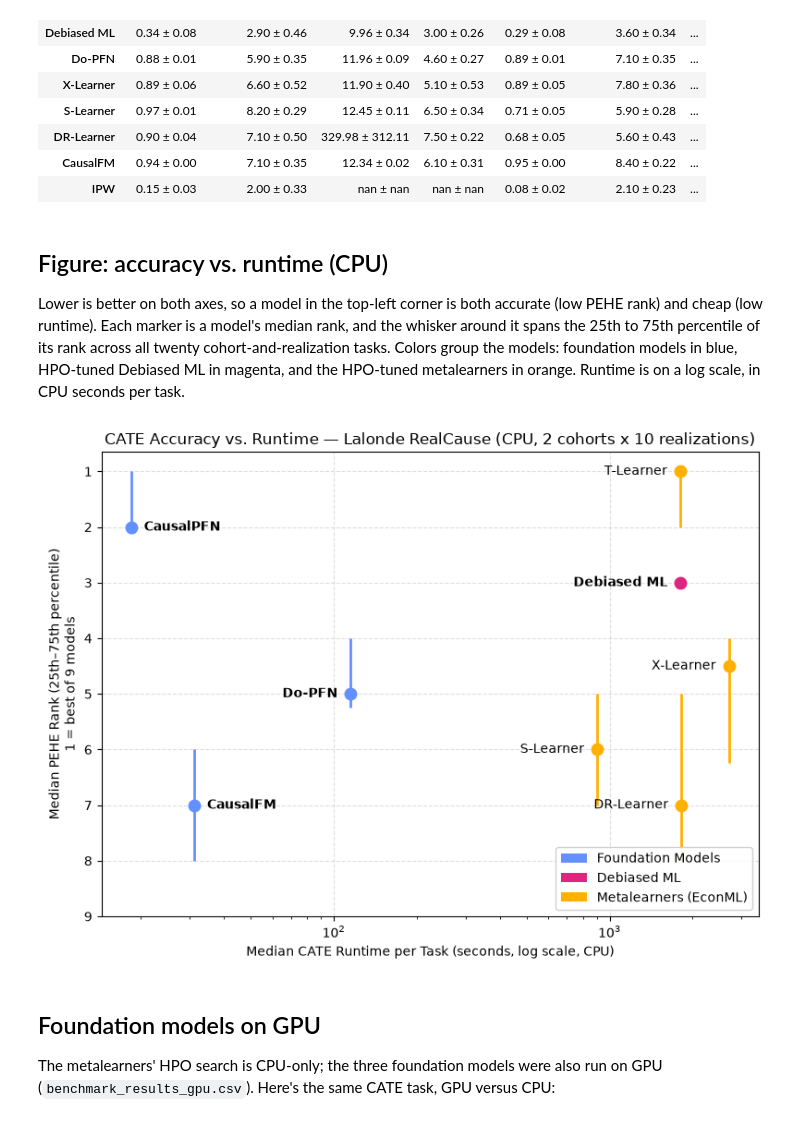
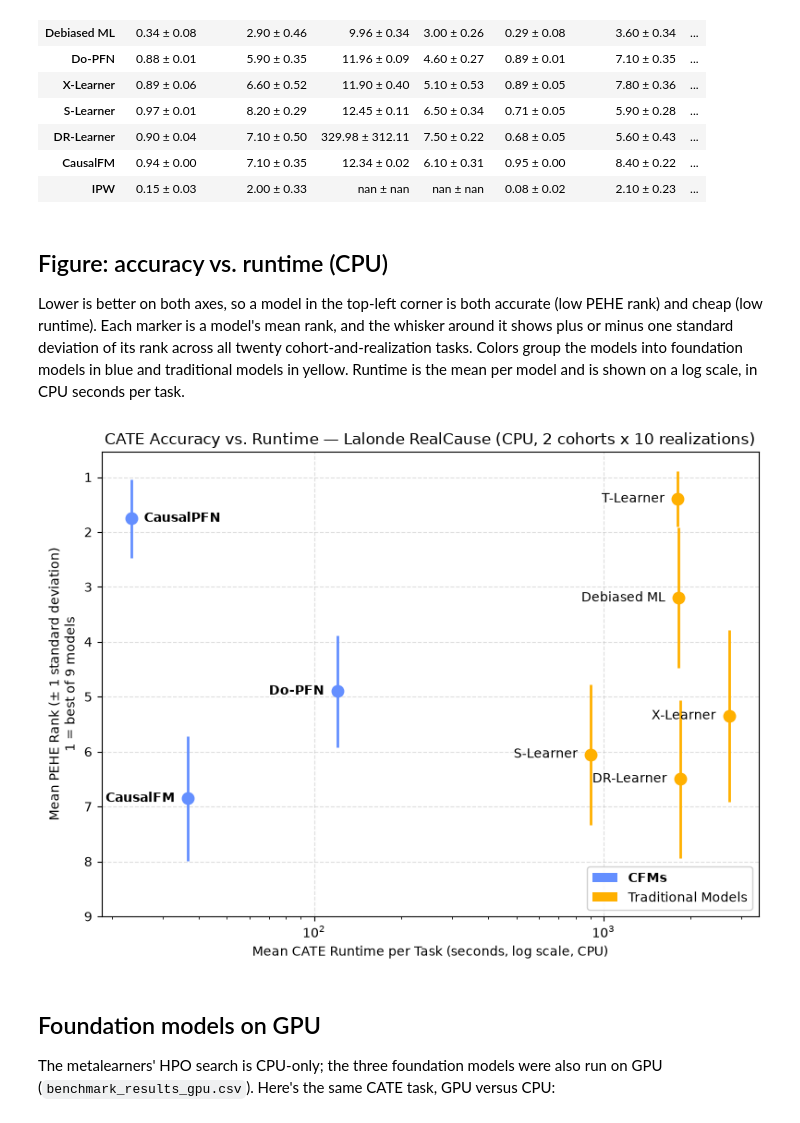
Before and after one commit to layer6ai-labs/causalfm-survey, a Jupyter notebook: notebooks/Lalonde_benchmark_results.ipynb, the cells around one changed output. Drawn from its saved outputs; the diff is of its cells as text; code cells hidden in the pictures.

Commit message:
Change rank vs runtime plot to mean not median

```diff
--- a/notebooks/Lalonde_benchmark_results.ipynb
+++ b/notebooks/Lalonde_benchmark_results.ipynb
@@ -139,25 +139,22 @@ summary
 
 Lower is better on both axes, so a model in the top-left corner is both
 accurate (low PEHE rank) and cheap (low runtime). Each marker is a model's
-median rank, and the whisker around it spans the 25th to 75th percentile of
+mean rank, and the whisker around it shows plus or minus one standard deviation of
 its rank across all twenty cohort-and-realization tasks. Colors group the
-models: foundation models in blue, HPO-tuned Debiased ML in magenta, and the
-HPO-tuned metalearners in orange. Runtime is on a log scale, in CPU seconds
+models into foundation models in blue and traditional models in yellow.
+Runtime is the mean per model and is shown on a log scale, in CPU seconds
 per task.
 # %%
 GROUP_COLOR = {
     "Foundation Models": "#648fff",
-    "Debiased ML": "#dc267f",
-    "Metalearners (EconML)": "#FFB000",
+    "Traditional Models": "#FFB000",
 }
 
 
 def assign_group(model):
     if model in FOUNDATION_MODELS:
         return "Foundation Models"
-    if model == "Debiased ML":
-        return "Debiased ML"
-    return "Metalearners (EconML)"
+    return "Traditional Models"
 
 
 plot_df = cpu_df.dropna(subset=["pehe_rank"]).copy()
@@ -165,52 +162,54 @@ plot_df["group"] = plot_df["model"].apply(assign_group)
 plot_df["label"] = plot_df["model"].map(NAME_MAP)
 
 stats = plot_df.groupby("model").agg(
-    median_rank=("pehe_rank", "median"),
-    q1_rank=("pehe_rank", lambda x: x.quantile(0.25)),
-    q3_rank=("pehe_rank", lambda x: x.quantile(0.75)),
-    median_time=("cate_runtime_s", "median"),
+    mean_rank=("pehe_rank", "mean"),
+    std_rank=("pehe_rank", "std"),
+    mean_time=("cate_runtime_s", "mean"),
     group=("group", "first"),
     label=("label", "first"),
-).sort_values("median_time")
+).sort_values("mean_time")
 
 # Label each point to whichever side (left/right) points away from the
 # cluster of the other points, so text sits beside the marker instead of
 # stacked on top of it or its whisker.
-log_time_mid = np.log10(stats["median_time"]).median() / 2
+log_time_mid = np.log10(stats["mean_time"]).median() / 2
 
 fig, ax = plt.subplots(figsize=(8, 6))
 for _, row in stats.iterrows():
     color = GROUP_COLOR[row["group"]]
-    is_highlighted = row["group"] in ("Foundation Models", "Debiased ML")
-    ax.vlines(row["median_time"], row["q1_rank"], row["q3_rank"], color=color, linewidth=2)
-    ax.plot(row["median_time"], row["median_rank"], "o", color=color, markersize=9, zorder=3)
-    on_right_half = np.log10(row["median_time"]) >= log_time_mid
+    is_highlighted = row["group"] == "Foundation Models"
+    ax.vlines(row["mean_time"], row["mean_rank"] - row["std_rank"], row["mean_rank"] + row["std_rank"], color=color, linewidth=2)
+    ax.plot(row["mean_time"], row["mean_rank"], "o", color=color, markersize=9, zorder=3)
+    on_right_half = np.log10(row["mean_time"]) >= log_time_mid
     ax.annotate(
         row["label"],
-        (row["median_time"], row["median_rank"]),
+        (row["mean_time"], row["mean_rank"]),
         textcoords="offset points",
         xytext=(-10, 0) if on_right_half else (10, 0),
         ha="right" if on_right_half else "left",
         va="center",
         fontsize=10,
         fontweight="bold" if is_highlighted else "normal",
     )
 
-legend_elements = [mpatches.Patch(facecolor=c, label=g) for g, c in GROUP_COLOR.items()]
-ax.legend(handles=legend_elements, loc="lower right", frameon=True, framealpha=0.9)
+legend_elements = [mpatches.Patch(facecolor=c, label="CFMs" if g == "Foundation Models" else g) for g, c in GROUP_COLOR.items()]
+legend = ax.legend(handles=legend_elements, loc="lower right", frameon=True, framealpha=0.9)
+for text in legend.get_texts():
+    if text.get_text() == "CFMs":
+        text.set_fontweight("bold")
 
 ax.set_xscale("log")
-ax.set_xlabel("Median CATE Runtime per Task (seconds, log scale, CPU)")
-ax.set_ylabel("Median PEHE Rank (25th–75th percentile)\n1 = best of 9 models")
+ax.set_xlabel("Mean CATE Runtime per Task (seconds, log scale, CPU)")
+ax.set_ylabel("Mean PEHE Rank (± 1 standard deviation)\n1 = best of 9 models")
 ax.invert_yaxis()
 ax.set_yticks(range(1, 10))
 ax.grid(True, linestyle="--", alpha=0.4)
 ax.set_title("CATE Accuracy vs. Runtime — Lalonde RealCause (CPU, 2 cohorts x 10 realizations)")
 plt.tight_layout()
 plt.savefig(DATA_DIR / "figure_rank_vs_runtime.png", dpi=150, bbox_inches="tight")
 plt.show()
 # %% [output]
-[figure, old version]
+[figure, new version]
 # %% [markdown]
 ## Foundation models on GPU
 
```
Also changed, not shown: parts of 1 cell of this notebook.
